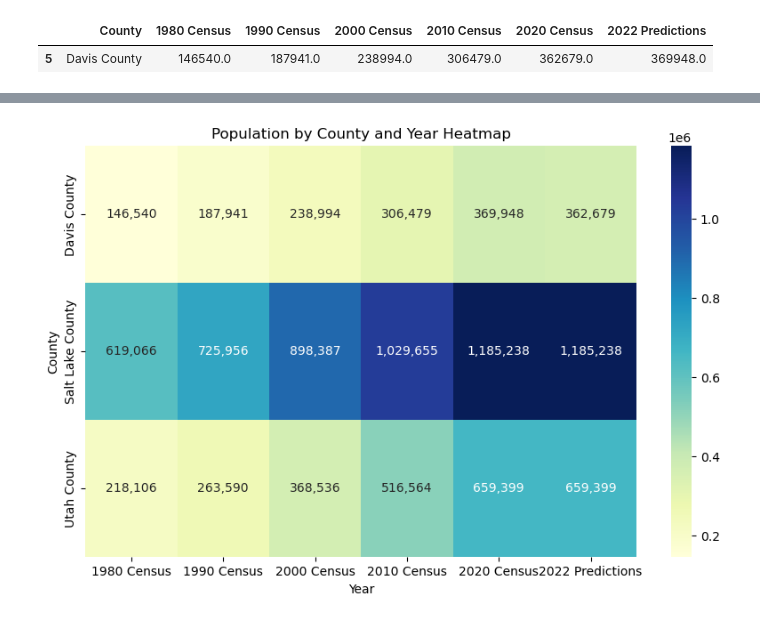
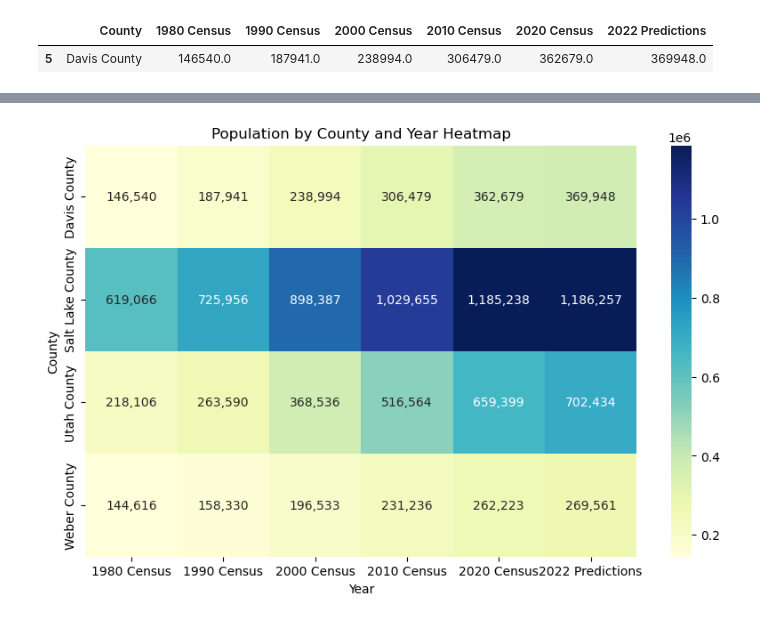
Before and after one commit to mdsinger/final_project_github, a Jupyter notebook: Final Project Population by County.ipynb, the cells around one changed output, grey strips where cells are left out. Drawn from its saved outputs; the diff is of its cells as text; code cells hidden in the pictures.

```diff
--- a/Final Project Population by County.ipynb
+++ b/Final Project Population by County.ipynb
@@ -307,27 +308,27 @@ plt.show()
 # %%
 import seaborn as sns
 
 # Create a dataframe
-data = {'County': ['Davis County', 'Salt Lake County', 'Utah County'],
-        '1980 Census': [146540, 619066, 218106],
-        '1990 Census': [187941, 725956, 263590],
-        '2000 Census': [238994, 898387, 368536],
-        '2010 Census': [306479, 1029655, 516564],
-        '2020 Census': [362679, 1185238, 659399],
-        '2022 Predictions': [369948, 1186257, ]}
+data = {'County': ['Davis County', 'Salt Lake County', 'Utah County', 'Weber County'],
+        '1980 Census': [146540, 619066, 218106, 144616],
+        '1990 Census': [187941, 725956, 263590, 158330],
+        '2000 Census': [238994, 898387, 368536, 196533],
+        '2010 Census': [306479, 1029655, 516564, 231236],
+        '2020 Census': [362679, 1185238, 659399, 262223],
+        '2022 Predictions': [369948, 1186257, 702434, 269561]}
 df = pd.DataFrame(data)
 
 # Set 'County' as the index
 df.set_index('County', inplace=True)
 
 
 plt.figure(figsize=(10, 6))  # Adjust the width and height as needed
 
 # Plot the heatmap
 sns.heatmap(df, cmap='YlGnBu', annot=True, fmt=",d", cbar=True)
 plt.title('Population by County and Year Heatmap')
 plt.xlabel('Year')
 plt.ylabel('County')
 plt.show()
 # %% [output]
-[figure, old version]
+[figure, new version]
```
Also changed, not shown: parts of 2 cells of this notebook.
